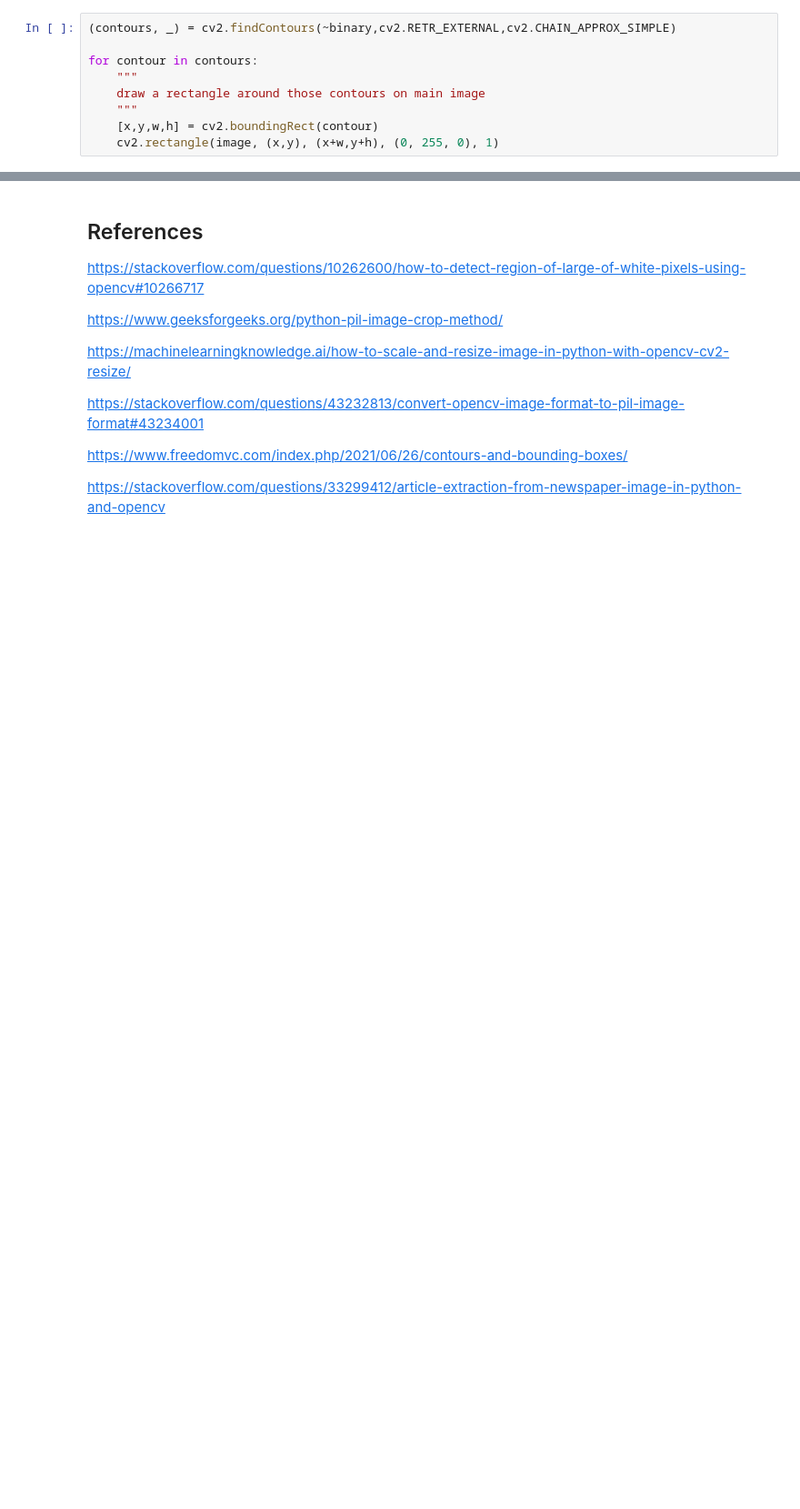
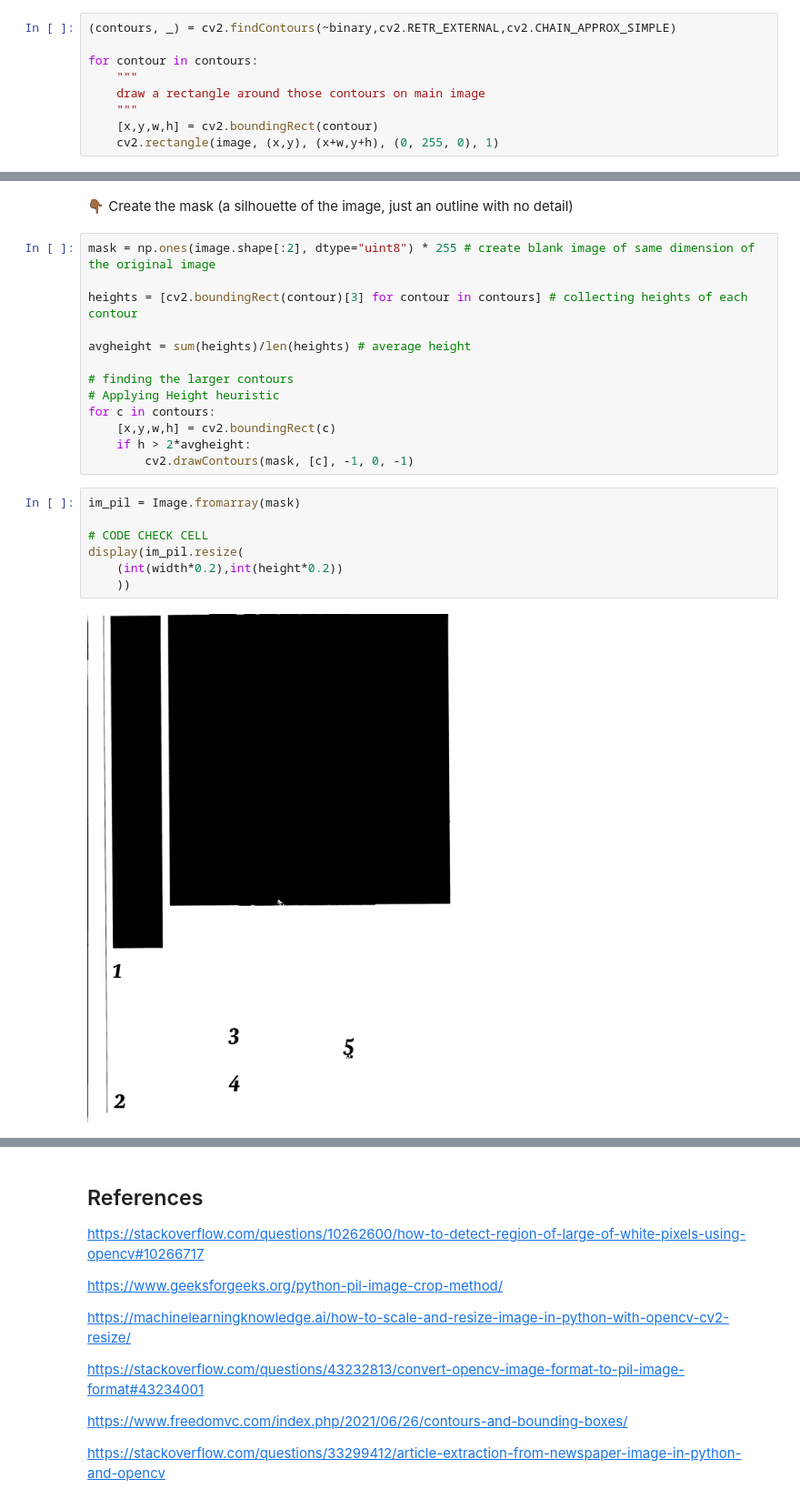
Before and after one commit to CeeThinwa/code-walkthroughs, a Jupyter notebook: book/kenyans-in-print/kip-pg1.ipynb, the cells around one changed output, grey strips where cells are left out. Shown at 91% size. Drawn from its saved outputs; the diff is of its cells as text; blank space fills up the shorter version.

```diff
--- a/book/kenyans-in-print/kip-pg1.ipynb
+++ b/book/kenyans-in-print/kip-pg1.ipynb
@@ -97,0 +102,24 @@ display(im_pil.resize(
+# %% [markdown]
+👇🏾 Create the mask (a silhouette of the image, just an outline with no detail)
+# %%
+mask = np.ones(image.shape[:2], dtype="uint8") * 255 # create blank image of same dimension of the original image
+
+heights = [cv2.boundingRect(contour)[3] for contour in contours] # collecting heights of each contour
+
+avgheight = sum(heights)/len(heights) # average height
+
+# finding the larger contours
+# Applying Height heuristic
+for c in contours:
+    [x,y,w,h] = cv2.boundingRect(c)
+    if h > 2*avgheight:
+        cv2.drawContours(mask, [c], -1, 0, -1)
+# %%
+im_pil = Image.fromarray(mask)
+
+# CODE CHECK CELL
+display(im_pil.resize(
+    (int(width*0.2),int(height*0.2))
+    ))
+# %% [output]
+[figure, added]
```
Also changed, not shown: parts of 9 cells of this notebook.
